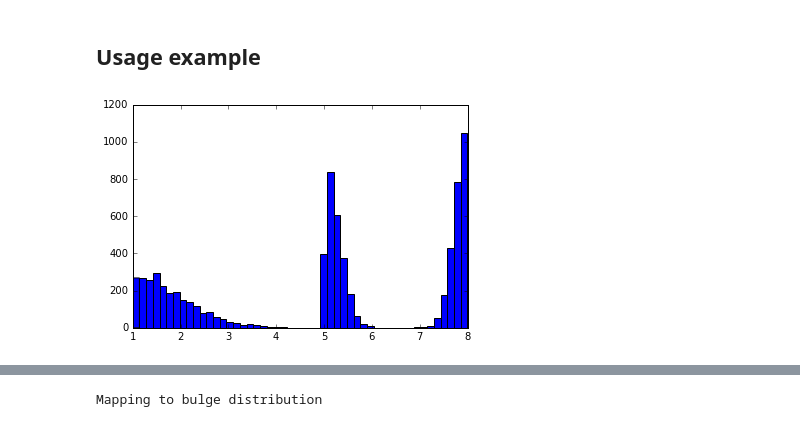
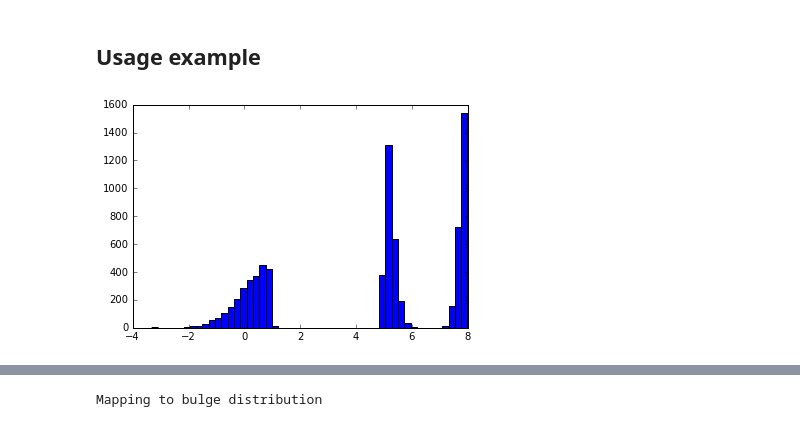
Before and after one commit to jmmanso/prettyscaler, a Jupyter notebook: PrettyScaler_introduction.ipynb, the cells around one changed output, grey strips where cells are left out. Cells and saved outputs as stored; diff of their text form; code cells hidden in the pictures.

```diff
--- a/PrettyScaler_introduction.ipynb
+++ b/PrettyScaler_introduction.ipynb
@@ -37,14 +38,15 @@ def create_lognormal_truncated_sample(logmu,logsig,N,sign):
     random_sample = random_sample[sign*random_sample>sign*logmu]
     return 10**random_sample
 
-random_sample1 = create_lognormal_truncated_sample(1,1,5000,1)
+random_sample1 = create_lognormal_truncated_sample(1,1,5000,-1)
 random_sample2 = create_lognormal_truncated_sample(5,.3,5000,1)
 random_sample3 = create_lognormal_truncated_sample(8,.25,5000,-1)
-random_sample = np.r_[random_sample1,random_sample2, random_sample3]
+# Assemble the full data set:
+my_data = np.r_[random_sample1,random_sample2, random_sample3]
 # %%
 # Take a look at the monster we've created in a log plot
-plt.hist(np.log10(random_sample[random_sample>0]),bins=50);
+plt.hist(np.log10(my_data[my_data>0]),bins=50);
 # %% [output]
-[figure, old version]
+[figure, new version]
 # %%
 # Break the random sample into train and test sets:
```
Also changed, not shown: parts of 9 cells of this notebook, 8 other files.
